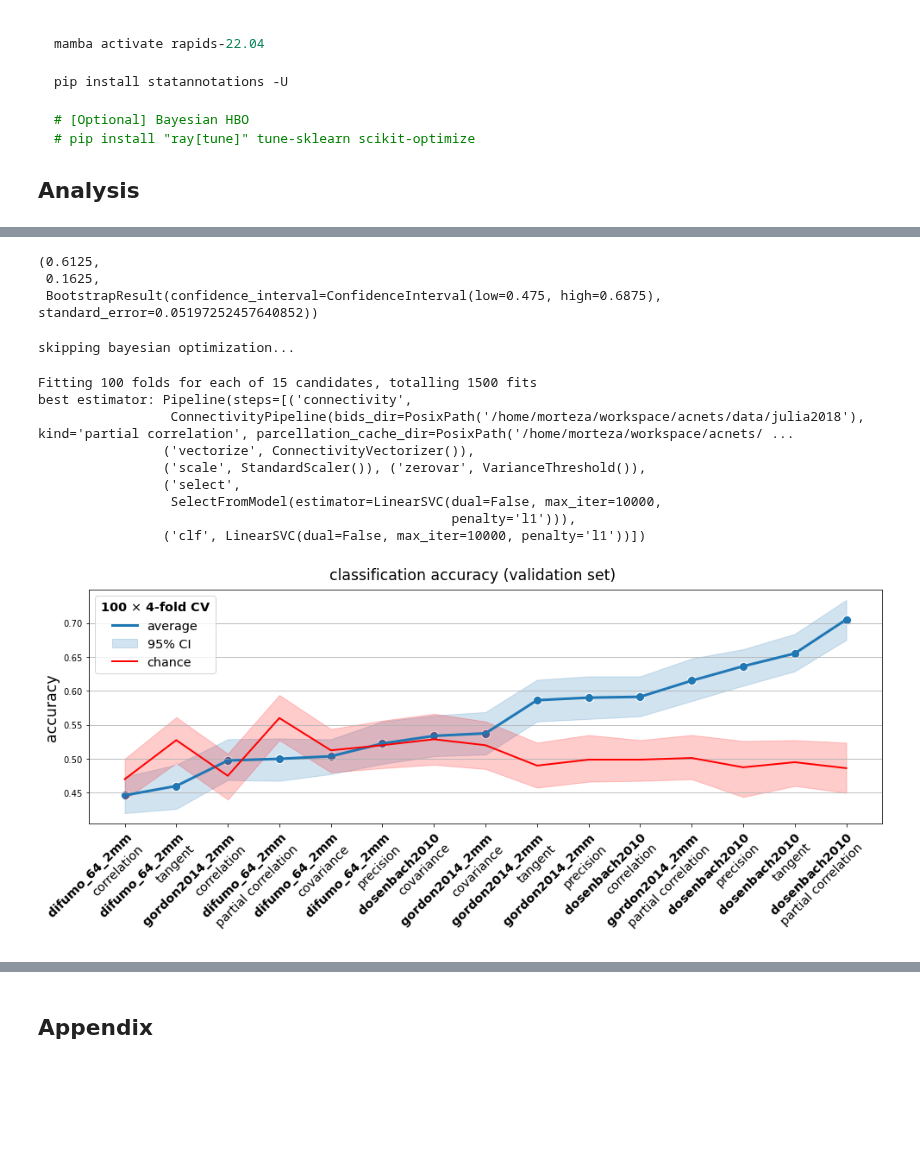
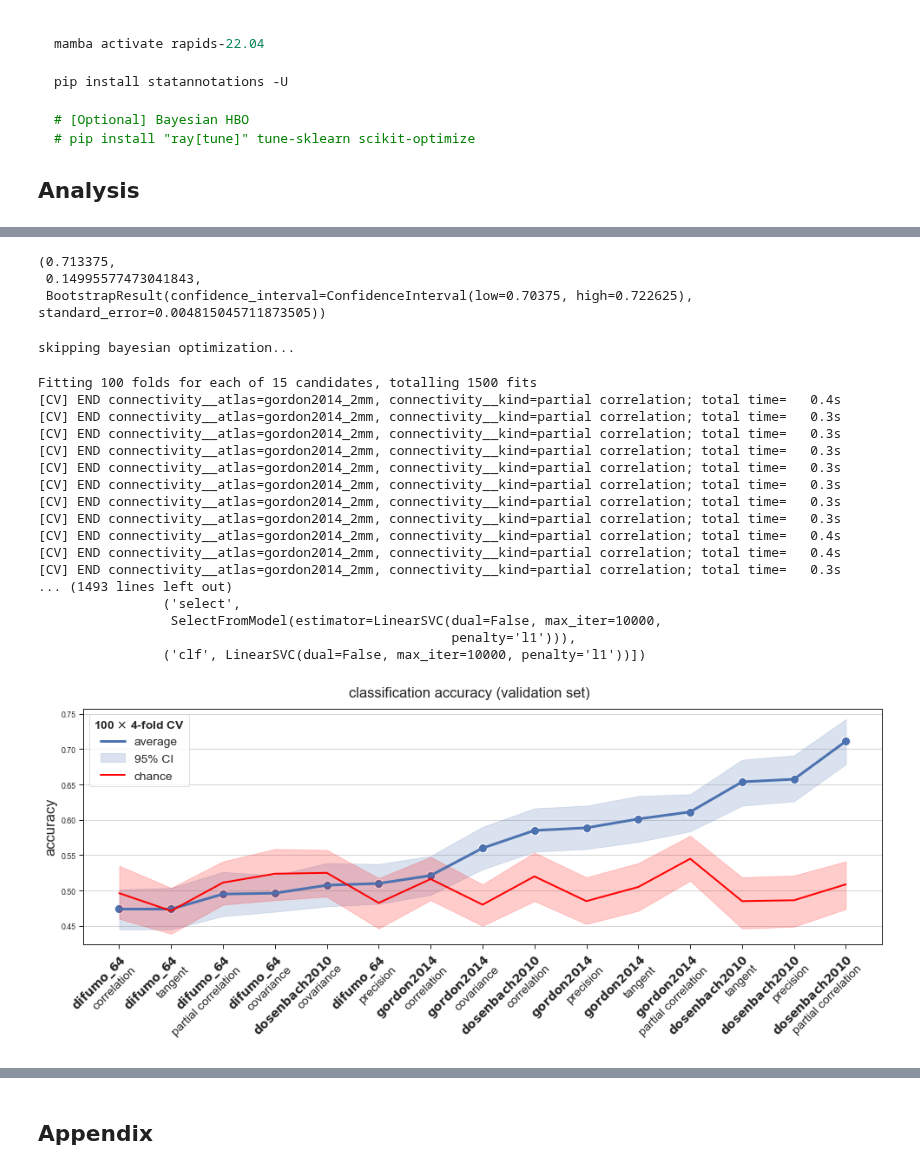
Before and after one commit to morteza/ACNets, a Jupyter notebook: notebooks/1 Connectivity Classifier.ipynb, the cells around one changed output, grey strips where cells are left out. Saved outputs shown, nothing was run; the diff lists cells and outputs as text; code cells hidden in the pictures; blank space fills up the shorter version.

```diff
--- a/notebooks/1 Connectivity Classifier.ipynb
+++ b/notebooks/1 Connectivity Classifier.ipynb
@@ -104,18 +106,18 @@ pipe  = Pipeline([
 # pipe.fit(X, y).score(X, y)
 
 # DEBUG: test some good defaults
-pipe.set_params(connectivity__atlas='gordon2014_2mm', connectivity__kind='chatterjee')
+pipe.set_params(connectivity__atlas='dosenbach2010', connectivity__kind='partial correlation')
 
 scores = cross_val_score(pipe, X, y,
-                         cv=StratifiedShuffleSplit(n_splits=10, test_size=8),
+                         cv=StratifiedShuffleSplit(n_splits=1000, test_size=8),
                          scoring='accuracy',
                          n_jobs=-1)
 bootstrap_ci = st.bootstrap(scores.reshape(1,-1), np.mean)
 scores.mean(), scores.std(), bootstrap_ci
 # %% [output]
-(0.6125,
- 0.1625,
- BootstrapResult(confidence_interval=ConfidenceInterval(low=0.475, high=0.6875), standard_error=0.05197252457640852))
+(0.713375,
+ 0.14995577473041843,
+ BootstrapResult(confidence_interval=ConfidenceInterval(low=0.70375, high=0.722625), standard_error=0.004815045711873505))
 # %%
 %%script echo skipping bayesian optimization...
 
@@ -163,7 +165,7 @@ grid = GridSearchCV(
     pipe,
     param_grid,
     cv=StratifiedShuffleSplit(n_splits=100, test_size=8),
-    verbose=1,
+    verbose=2,
     scoring='accuracy')
 
 grid.fit(X, y)
@@ -171,10 +173,18 @@ grid.fit(X, y)
 print('best estimator:', grid.best_estimator_)
 # %% [output]
 Fitting 100 folds for each of 15 candidates, totalling 1500 fits
-best estimator: Pipeline(steps=[('connectivity',
-                 ConnectivityPipeline(bids_dir=PosixPath('/home/morteza/workspace/acnets/data/julia2018'), kind='partial correlation', parcellation_cache_dir=PosixPath('/home/morteza/workspace/acnets/ ...
-                ('vectorize', ConnectivityVectorizer()),
-                ('scale', StandardScaler()), ('zerovar', VarianceThreshold()),
+[CV] END connectivity__atlas=gordon2014_2mm, connectivity__kind=partial correlation; total time=   0.4s
+[CV] END connectivity__atlas=gordon2014_2mm, connectivity__kind=partial correlation; total time=   0.3s
+[CV] END connectivity__atlas=gordon2014_2mm, connectivity__kind=partial correlation; total time=   0.3s
+[CV] END connectivity__atlas=gordon2014_2mm, connectivity__kind=partial correlation; total time=   0.3s
+[CV] END connectivity__atlas=gordon2014_2mm, connectivity__kind=partial correlation; total time=   0.3s
+[CV] END connectivity__atlas=gordon2014_2mm, connectivity__kind=partial correlation; total time=   0.3s
+[CV] END connectivity__atlas=gordon2014_2mm, connectivity__kind=partial correlation; total time=   0.3s
+[CV] END connectivity__atlas=gordon2014_2mm, connectivity__kind=partial correlation; total time=   0.3s
+[CV] END connectivity__atlas=gordon2014_2mm, connectivity__kind=partial correlation; total time=   0.4s
+[CV] END connectivity__atlas=gordon2014_2mm, connectivity__kind=partial correlation; total time=   0.4s
+[CV] END connectivity__atlas=gordon2014_2mm, connectivity__kind=partial correlation; total time=   0.3s
+... (1493 lines left out)
                 ('select',
                  SelectFromModel(estimator=LinearSVC(dual=False, max_iter=10000,
                                                      penalty='l1'))),
@@ -183,7 +193,7 @@ best estimator: Pipeline(steps=[('connectivity',
 # PLOT MODEL PERFORMANCE
 
 def _create_label(params):
-    return f'$\\bf{{{params[0]}}}$\n{params[1]}'.replace('_', '\\_')
+    return f'$\\bf{{{params[0]}}}$\n{params[1]}'.replace('_2mm', '').replace('_','\\_')
 
 
 def plot_scores(grid, X=None, y=None, plot_chance=True, n_subjects=32):
@@ -207,36 +217,35 @@ def plot_scores(grid, X=None, y=None, plot_chance=True, n_subjects=32):
     if plot_chance:
         # simulate chance
         chance_scores = {}
         for model_name in scores['label'].unique():
             chance_model = DummyClassifier(strategy='stratified').fit(X, y)
             _chance_scores = cross_val_score(chance_model, X, y, cv=grid.cv, scoring=grid.scoring)
             chance_scores[model_name] = _chance_scores
 
         chance_scores = pd.DataFrame(chance_scores)
         chance_scores = chance_scores.melt(value_name=grid.scoring, var_name='label')
 
         # plot chance
         sns.lineplot(data=chance_scores, x='label', y=grid.scoring, lw=2, sort=False, ax=ax, color='red')
 
     # legend
     ax.legend(['average', '95% CI', 'chance'],
                 title_fontproperties={'weight': 'bold', 'size': 'x-large'},
                 prop={'size': 'x-large'}, loc='upper left',
                 title=f'{grid.cv.n_splits} $\\times$ {n_subjects // grid.cv.test_size}-fold CV')
 
     # tweaks
     ax.set_xlabel('')
     ax.set_ylabel(grid.scoring, fontsize='xx-large')
     plt.xticks(rotation=45, ha='right', fontsize='x-large', rotation_mode='anchor')
     plt.suptitle(f'classification {grid.scoring} (validation set)', fontsize='xx-large', y=.95)
     plt.grid(axis='y')
 
-
-
+sns.set('paper', 'ticks')
 plot_scores(grid, X, y)
 plt.show()
 # %% [output]
-[figure, old version]
+[figure, new version]
 # %%
 scores = pd.DataFrame(grid.cv_results_)
 scores['label'] = scores['params'].apply(lambda p: ' '.join(p.values()))
```
Also changed, not shown: parts of 11 cells of this notebook.
